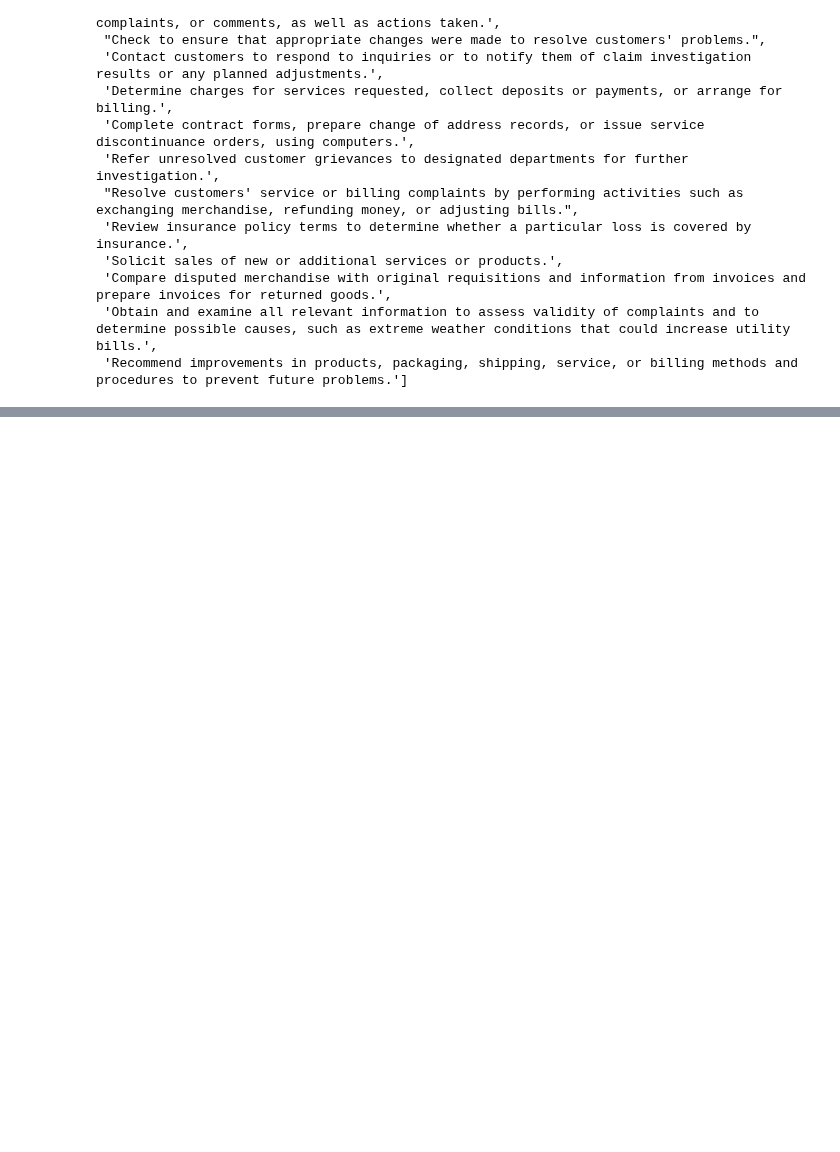
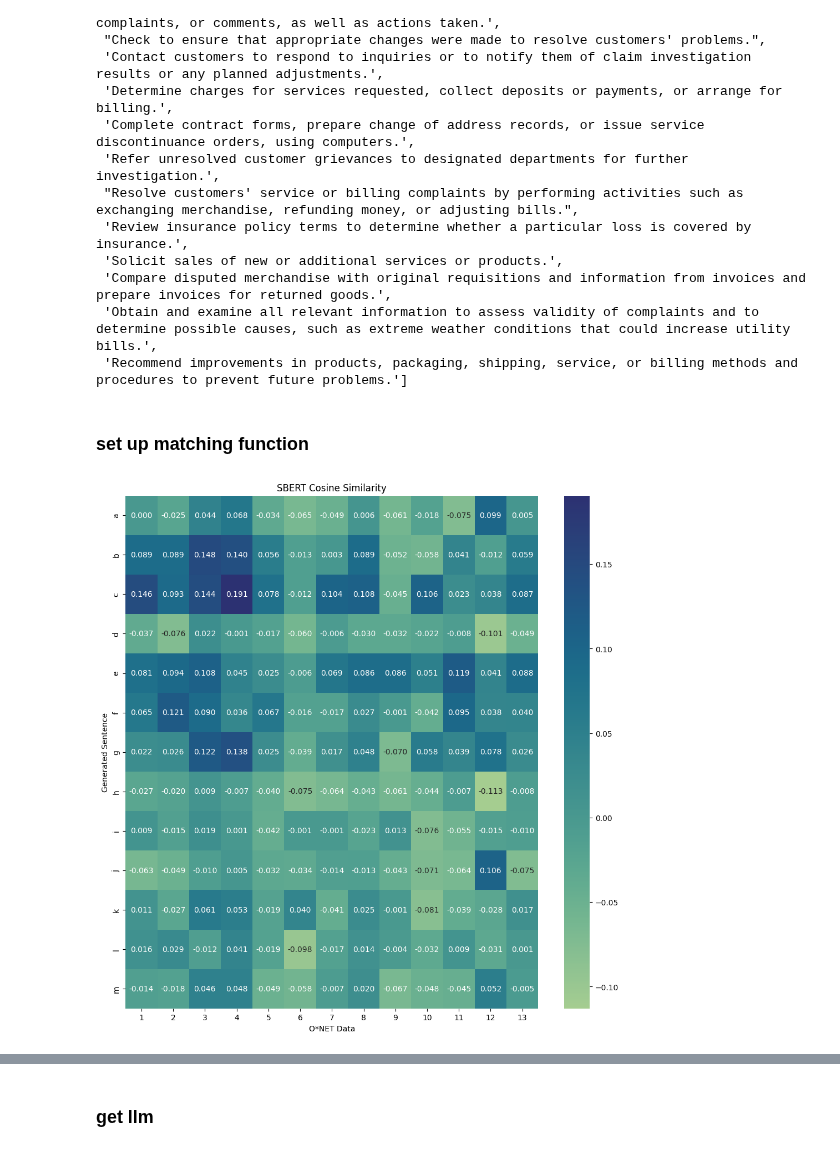
Before and after one commit to Segtanof/Teapot, a Jupyter notebook: task_match.ipynb, the cells around one changed output, grey strips where cells are left out. Drawn from its saved outputs; the diff is of its cells as text; code cells hidden in the pictures; blank space fills up the shorter version.

Commit message:
job match

```diff
--- a/task_match.ipynb
+++ b/task_match.ipynb
@@ -58,3 +58,5 @@ get_des(test_occ)
  'Compare disputed merchandise with original requisitions and information from invoices and prepare invoices for returned goods.',
  'Obtain and examine all relevant information to assess validity of complaints and to determine possible causes, such as extreme weather conditions that could increase utility bills.',
  'Recommend improvements in products, packaging, shipping, service, or billing methods and procedures to prevent future problems.']
+# %% [markdown]
+### set up matching function
@@ -60,0 +74,13 @@ get_des(test_occ)
+# %%
+#plot graph
+def plot(similarities):
+    x_label = [x+1 for x in range(len(similarities))]
+    y_label = [chr(num + 96) for num in x_label]
+    plt.figure(figsize=(12, 12))
+    sns.heatmap(similarities, annot=True, fmt=".3f", cmap="crest", xticklabels=x_label, yticklabels=y_label)
+    plt.title("SBERT Cosine Similarity")
+    plt.xlabel("O*NET Data")
+    plt.ylabel("Generated Sentence")
+    plt.savefig("results/"+test_occ+".png")
+    plt.show()
+    return plt
@@ -60,0 +101,4 @@ get_des(test_occ)
+# %%
+plot(sim)
+# %% [output]
+[figure, added]
@@ -60,0 +106,2 @@ get_des(test_occ)
+# %% [markdown]
+### get llm
```
Also changed, not shown: parts of 4 cells of this notebook, 2 other files.
